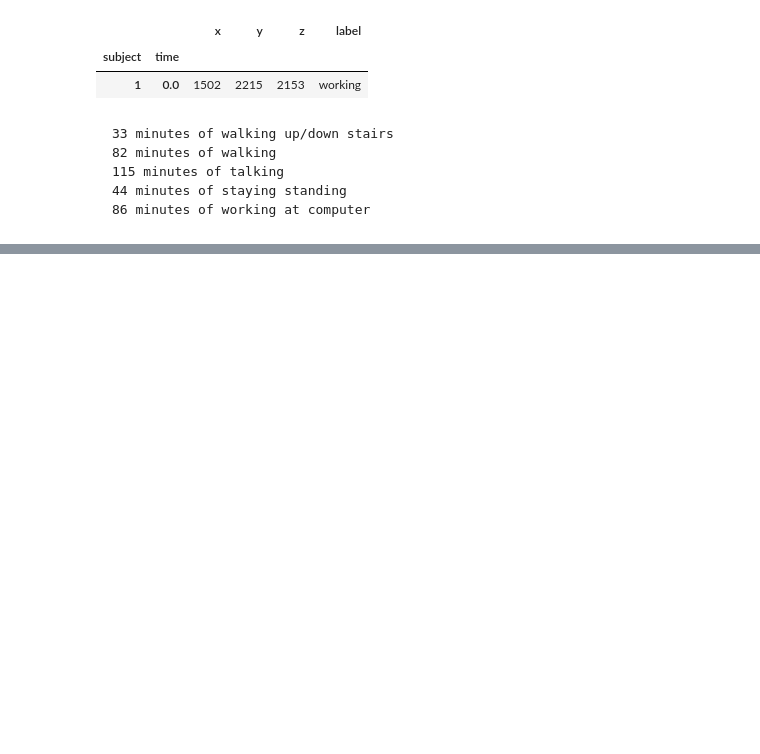
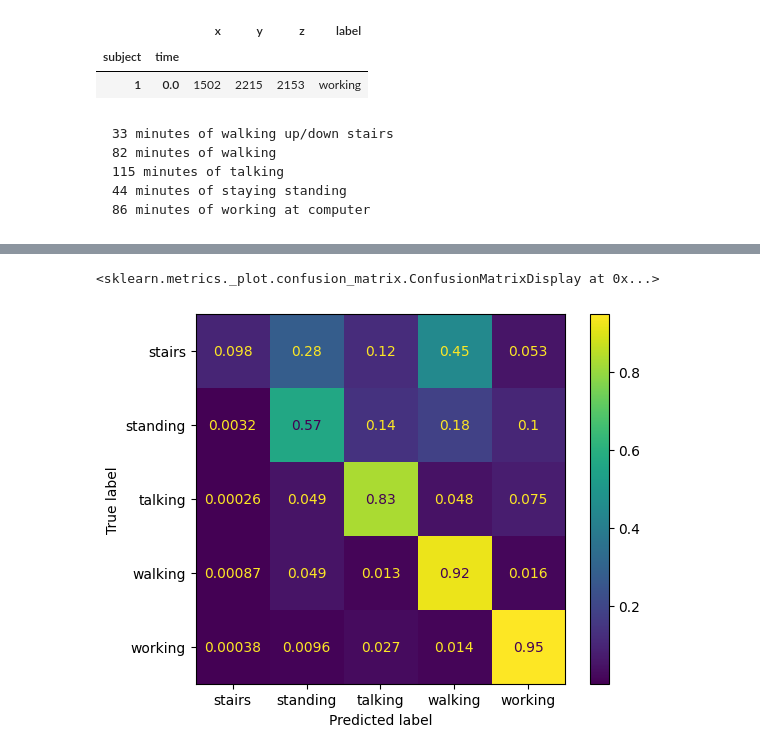
Before and after one commit to jonnor/embeddedml, a Jupyter notebook: handson/har-chestmount/ActivityRecognition.ipynb, the cells around one changed output, grey strips where cells are left out. Saved outputs shown, nothing was run; the diff lists cells and outputs as text; code cells hidden in the pictures; blank space fills up the shorter version.

```diff
--- a/handson/har-chestmount/ActivityRecognition.ipynb
+++ b/handson/har-chestmount/ActivityRecognition.ipynb
@@ -201,2 +289,11 @@ array([0.52915246, 0.54594184])
+# %%
+estimator.fit(X, Y)
+
+from sklearn.metrics import ConfusionMatrixDisplay
+
+ConfusionMatrixDisplay.from_estimator(estimator, X, Y, normalize='true')
+# %% [output]
+<sklearn.metrics._plot.confusion_matrix.ConfusionMatrixDisplay at 0x...>
+[figure, added]
 # %%
 # TODO: setup evaluation respecting subject
```
Also changed, not shown: parts of 14 cells of this notebook.
